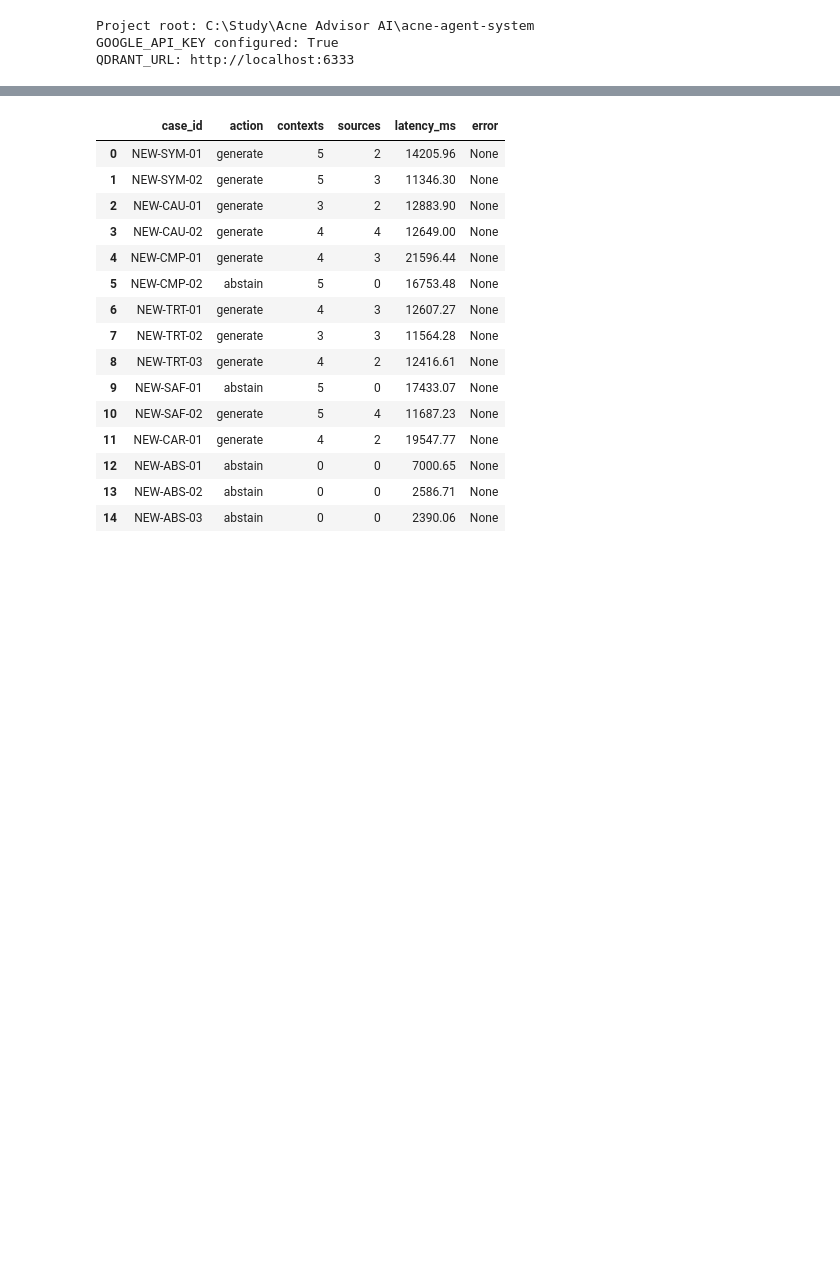
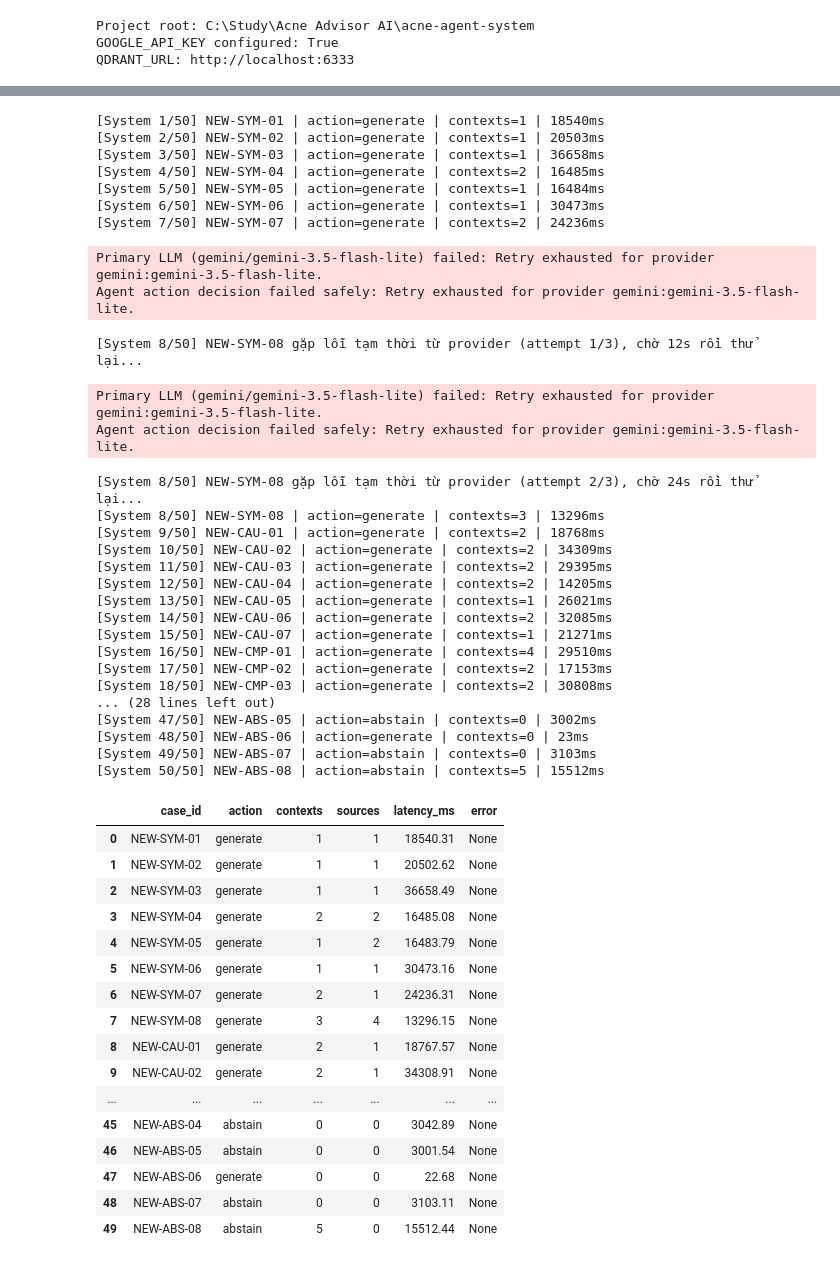
Before and after one commit to MinhHoang1403/Acne_Advisor_AI, a Jupyter notebook: evaluation/ragas_evaluation.ipynb, the cells around one changed output, grey strips where cells are left out. Drawn from its saved outputs; the diff is of its cells as text; code cells hidden in the pictures; blank space fills up the shorter version.

Commit message:
feat(rag): fix rerank pruning, supporting evidence selection, greeting capitalization, and expand RAGAS suite to 50 cases

```diff
--- a/evaluation/ragas_evaluation.ipynb
+++ b/evaluation/ragas_evaluation.ipynb
@@ -104,37 +106,72 @@ Tổng số câu hỏi sẽ chạy: 15
 # %%
 # 4. Chạy hệ thống Acne Advisor AI trên bộ câu hỏi (tắt cache để đo thực tế)
 from IPython.display import display
 
-system_records = await run_system_on_dataset(cases, llm_provider='gemini', llm_model=SYSTEM_MODEL)
+system_records = await run_system_on_dataset(cases, llm_provider='gemini', llm_model=SYSTEM_MODEL, verbose=True)
+RESULTS_DIR.mkdir(parents=True, exist_ok=True)
+(RESULTS_DIR / 'ragas_system_records.json').write_text(
+    json.dumps(system_records, ensure_ascii=False, indent=2),
+    encoding='utf-8',
+)
 df_sys = pd.DataFrame([
     {
         'case_id': r['case_id'],
         'action': r['action'],
         'contexts': len(r['retrieved_contexts']),
         'sources': len(r['sources']),
         'latency_ms': r['latency_ms'],
         'error': r['error'],
     }
     for r in system_records
 ])
 display(df_sys)
 # %% [output]
+[System 1/50] NEW-SYM-01 | action=generate | contexts=1 | 18540ms
+[System 2/50] NEW-SYM-02 | action=generate | contexts=1 | 20503ms
+[System 3/50] NEW-SYM-03 | action=generate | contexts=1 | 36658ms
+[System 4/50] NEW-SYM-04 | action=generate | contexts=2 | 16485ms
+[System 5/50] NEW-SYM-05 | action=generate | contexts=1 | 16484ms
+[System 6/50] NEW-SYM-06 | action=generate | contexts=1 | 30473ms
+[System 7/50] NEW-SYM-07 | action=generate | contexts=2 | 24236ms
+Primary LLM (gemini/gemini-3.5-flash-lite) failed: Retry exhausted for provider gemini:gemini-3.5-flash-lite.
+Agent action decision failed safely: Retry exhausted for provider gemini:gemini-3.5-flash-lite.
+[System 8/50] NEW-SYM-08 gặp lỗi tạm thời từ provider (attempt 1/3), chờ 12s rồi thử lại...
+Primary LLM (gemini/gemini-3.5-flash-lite) failed: Retry exhausted for provider gemini:gemini-3.5-flash-lite.
+Agent action decision failed safely: Retry exhausted for provider gemini:gemini-3.5-flash-lite.
+[System 8/50] NEW-SYM-08 gặp lỗi tạm thời từ provider (attempt 2/3), chờ 24s rồi thử lại...
+[System 8/50] NEW-SYM-08 | action=generate | contexts=3 | 13296ms
+[System 9/50] NEW-CAU-01 | action=generate | contexts=2 | 18768ms
+[System 10/50] NEW-CAU-02 | action=generate | contexts=2 | 34309ms
+[System 11/50] NEW-CAU-03 | action=generate | contexts=2 | 29395ms
+[System 12/50] NEW-CAU-04 | action=generate | contexts=2 | 14205ms
+[System 13/50] NEW-CAU-05 | action=generate | contexts=1 | 26021ms
+[System 14/50] NEW-CAU-06 | action=generate | contexts=2 | 32085ms
+[System 15/50] NEW-CAU-07 | action=generate | contexts=1 | 21271ms
+[System 16/50] NEW-CMP-01 | action=generate | contexts=4 | 29510ms
+[System 17/50] NEW-CMP-02 | action=generate | contexts=2 | 17153ms
+[System 18/50] NEW-CMP-03 | action=generate | contexts=2 | 30808ms
+... (28 lines left out)
+[System 47/50] NEW-ABS-05 | action=abstain | contexts=0 | 3002ms
+[System 48/50] NEW-ABS-06 | action=generate | contexts=0 | 23ms
+[System 49/50] NEW-ABS-07 | action=abstain | contexts=0 | 3103ms
+[System 50/50] NEW-ABS-08 | action=abstain | contexts=5 | 15512ms
 |  | case_id | action | contexts | sources | latency_ms | error |
-| 0 | NEW-SYM-01 | generate | 5 | 2 | 14205.96 | None |
-| 1 | NEW-SYM-02 | generate | 5 | 3 | 11346.30 | None |
-| 2 | NEW-CAU-01 | generate | 3 | 2 | 12883.90 | None |
-| 3 | NEW-CAU-02 | generate | 4 | 4 | 12649.00 | None |
-| 4 | NEW-CMP-01 | generate | 4 | 3 | 21596.44 | None |
-| 5 | NEW-CMP-02 | abstain | 5 | 0 | 16753.48 | None |
-| 6 | NEW-TRT-01 | generate | 4 | 3 | 12607.27 | None |
-| 7 | NEW-TRT-02 | generate | 3 | 3 | 11564.28 | None |
-| 8 | NEW-TRT-03 | generate | 4 | 2 | 12416.61 | None |
-| 9 | NEW-SAF-01 | abstain | 5 | 0 | 17433.07 | None |
-| 10 | NEW-SAF-02 | generate | 5 | 4 | 11687.23 | None |
-| 11 | NEW-CAR-01 | generate | 4 | 2 | 19547.77 | None |
-| 12 | NEW-ABS-01 | abstain | 0 | 0 | 7000.65 | None |
-| 13 | NEW-ABS-02 | abstain | 0 | 0 | 2586.71 | None |
-| 14 | NEW-ABS-03 | abstain | 0 | 0 | 2390.06 | None |
+| 0 | NEW-SYM-01 | generate | 1 | 1 | 18540.31 | None |
+| 1 | NEW-SYM-02 | generate | 1 | 1 | 20502.62 | None |
+| 2 | NEW-SYM-03 | generate | 1 | 1 | 36658.49 | None |
+| 3 | NEW-SYM-04 | generate | 2 | 2 | 16485.08 | None |
+| 4 | NEW-SYM-05 | generate | 1 | 2 | 16483.79 | None |
+| 5 | NEW-SYM-06 | generate | 1 | 1 | 30473.16 | None |
+| 6 | NEW-SYM-07 | generate | 2 | 1 | 24236.31 | None |
+| 7 | NEW-SYM-08 | generate | 3 | 4 | 13296.15 | None |
+| 8 | NEW-CAU-01 | generate | 2 | 1 | 18767.57 | None |
+| 9 | NEW-CAU-02 | generate | 2 | 1 | 34308.91 | None |
+| ... | ... | ... | ... | ... | ... | ... |
+| 45 | NEW-ABS-04 | abstain | 0 | 0 | 3042.89 | None |
+| 46 | NEW-ABS-05 | abstain | 0 | 0 | 3001.54 | None |
+| 47 | NEW-ABS-06 | generate | 0 | 0 | 22.68 | None |
+| 48 | NEW-ABS-07 | abstain | 0 | 0 | 3103.11 | None |
+| 49 | NEW-ABS-08 | abstain | 5 | 0 | 15512.44 | None |
 # %%
 # 5. Chấm điểm bằng RAGAS (5 chỉ số cốt lõi + Safe Abstention Accuracy)
 from IPython.display import display
```
Also changed, not shown: parts of 5 cells of this notebook, 11 other files.
